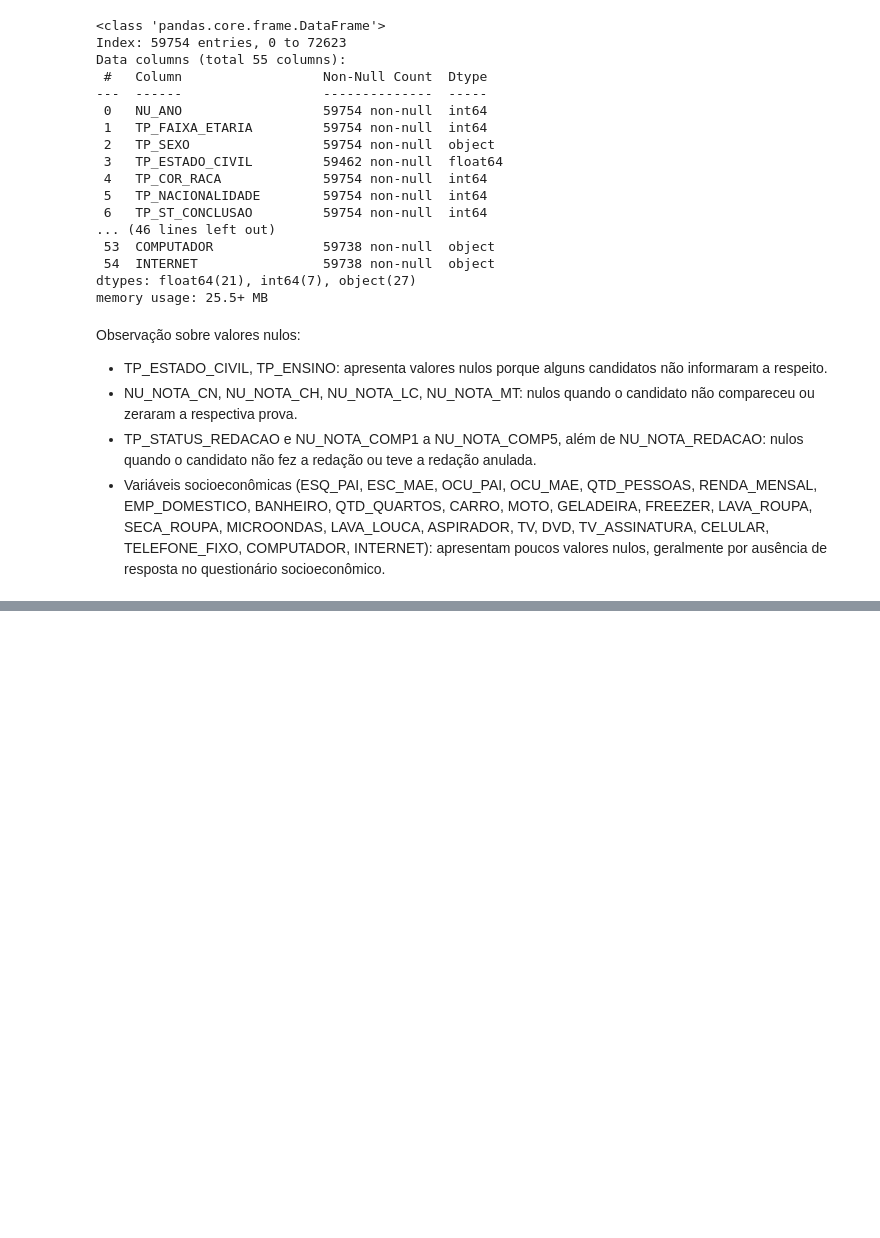
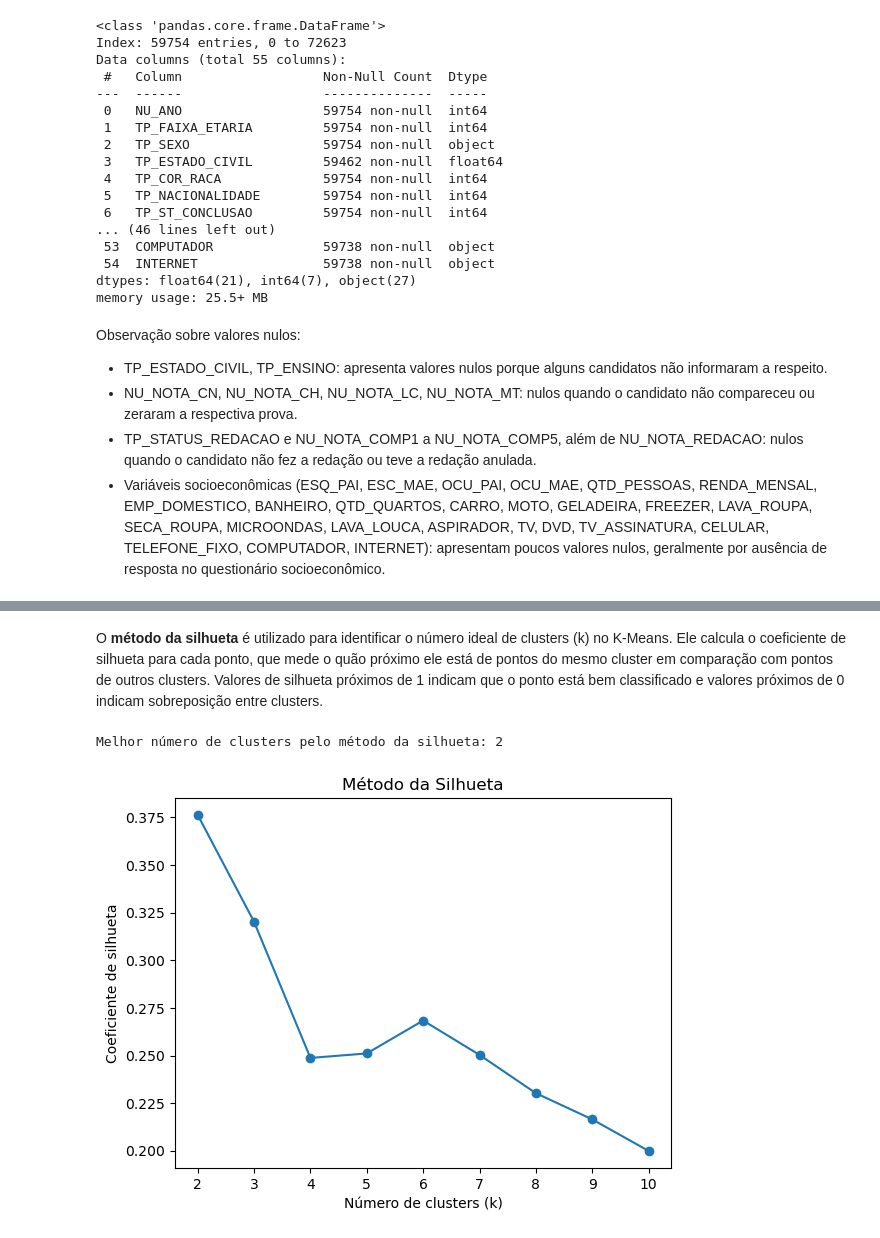
Before and after one commit to NandaLeal/TCC, a Jupyter notebook: TCC.ipynb, the cells around one changed output, grey strips where cells are left out. Cells and saved outputs as stored; diff of their text form; code cells hidden in the pictures; blank space fills up the shorter version.

```diff
--- a/TCC.ipynb
+++ b/TCC.ipynb
@@ -964,0 +1088,28 @@ Observação sobre valores nulos:
+# %% [markdown]
+O **método da silhueta** é utilizado para identificar o número ideal de clusters (k) no K-Means. Ele calcula o coeficiente de silhueta para cada ponto, que mede o quão próximo ele está de pontos do mesmo cluster em comparação com pontos de outros clusters. Valores de silhueta próximos de 1 indicam que o ponto está bem classificado e valores próximos de 0 indicam sobreposição entre clusters.
+# %%
+df = pd.read_csv("BASES/ENEM_RENOMEADO.csv")
+X = df.select_dtypes(include=['float64', 'int64']).dropna().values
+
+# Testar diferentes números de clusters
+silhouette_scores = []
+k_range = range(2, 11)
+
+for k in k_range:
+    kmeans = KMeans(n_clusters=k, random_state=42)
+    labels = kmeans.fit_predict(X)
+    score = silhouette_score(X, labels)
+    silhouette_scores.append(score)
+
+# Encontrar o k com maior silhueta
+best_k = k_range[silhouette_scores.index(max(silhouette_scores))]
+print("Melhor número de clusters pelo método da silhueta:", best_k)
+
+plt.plot(k_range, silhouette_scores, marker='o')
+plt.xlabel("Número de clusters (k)")
+plt.ylabel("Coeficiente de silhueta")
+plt.title("Método da Silhueta")
+plt.show()
+# %% [output]
+Melhor número de clusters pelo método da silhueta: 2
+[figure, added]
```
Also changed, not shown: parts of 7 cells of this notebook.
